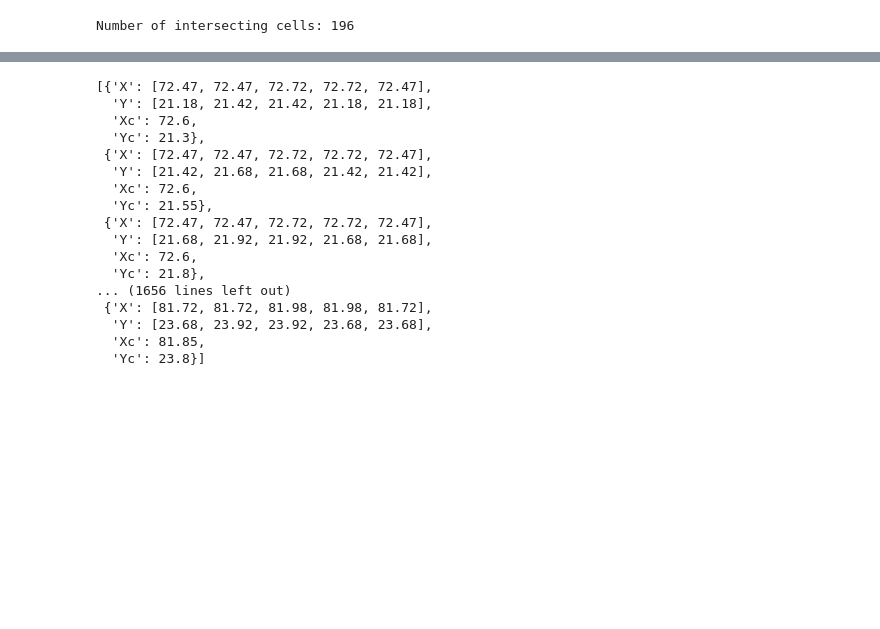
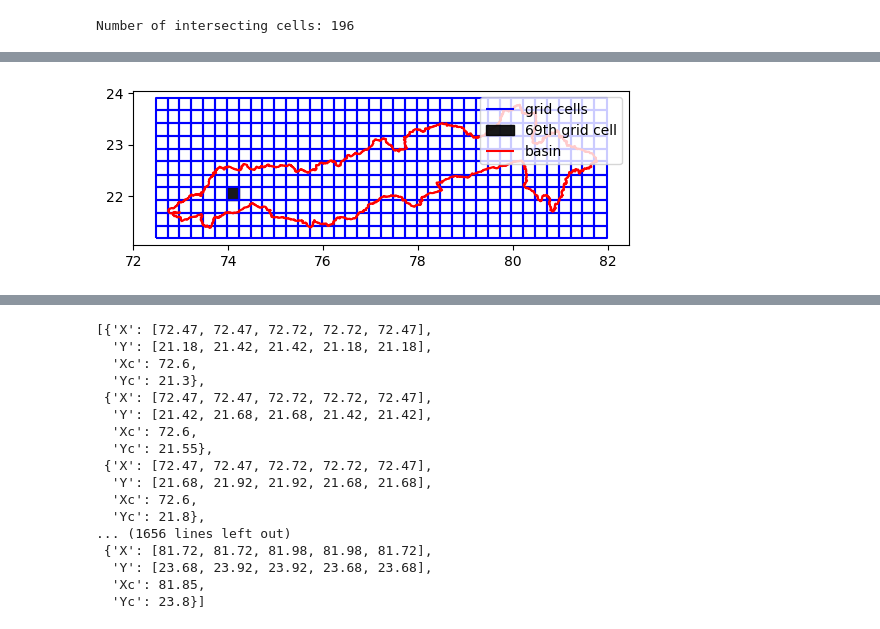
Before and after one commit to sonjaove/ML-hands-on, a Jupyter notebook: crop_the_data (1).ipynb, the cells around one changed output, grey strips where cells are left out. Drawn from its saved outputs; the diff is of its cells as text; code cells hidden in the pictures; blank space fills up the shorter version.

```diff
--- a/crop_the_data (1).ipynb
+++ b/crop_the_data (1).ipynb
@@ -420,0 +465,12 @@ gdf
+# %%
+#plotting one of the cell, that we found out to be inside the basin, and completely inside
+import matplotlib.pyplot as plt
+fig, ax = plt.subplots()
+grid_gdf.boundary.plot(ax=ax, color='blue', label='grid cells')
+grid_polygon = grid_gdf.iloc[69]['geometry']
+ax.fill(*grid_polygon.exterior.xy, color='black', alpha=0.9, label='69th grid cell')
+gdf.boundary.plot(ax=ax, color='red', label='basin')
+plt.legend()
+plt.show()
+# %% [output]
+[figure, added]
```
Also changed, not shown: parts of 16 cells of this notebook, 1 other file.
